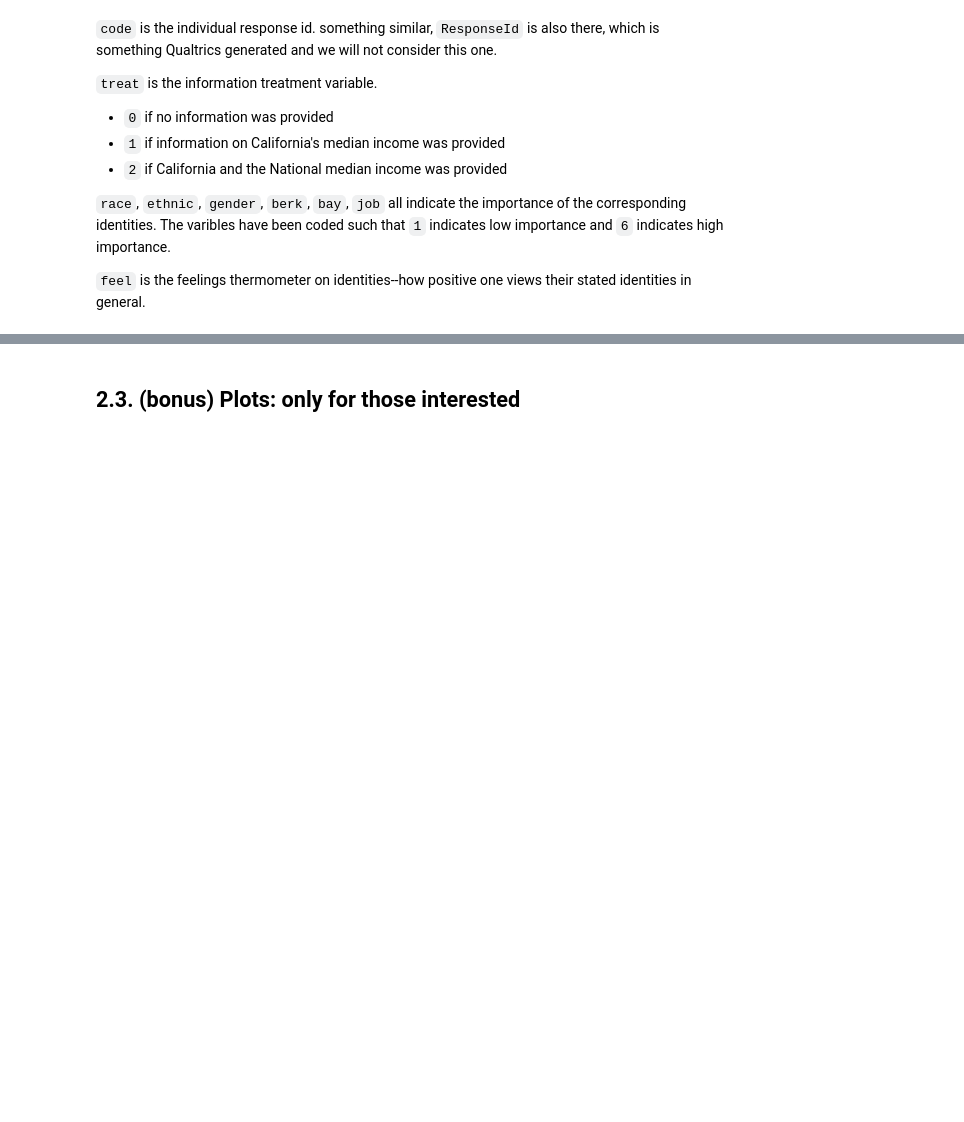
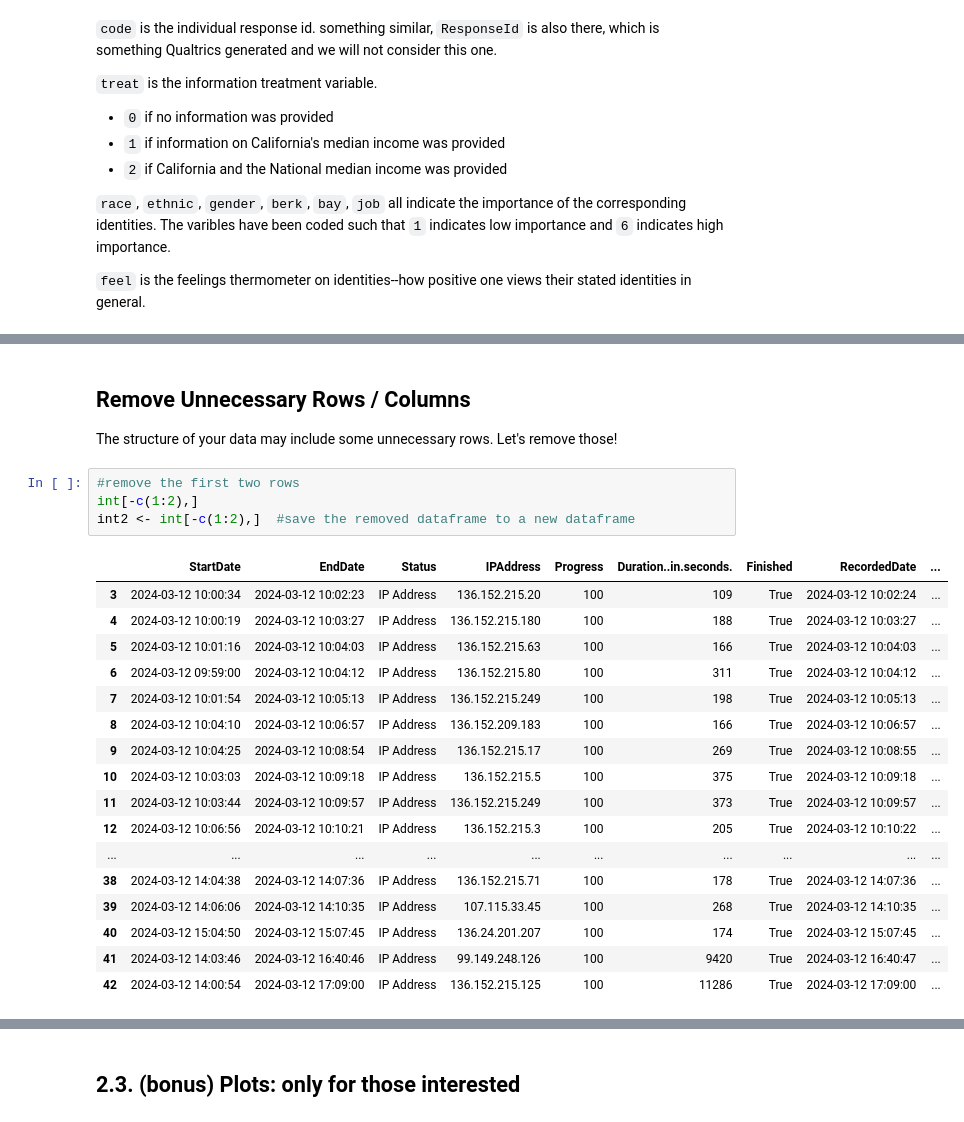
Before and after one commit to junwoosuh/ps3sec_24spring, a Jupyter notebook: weekly_materials/sec10_cleaning and template.ipynb, the cells around one changed output, grey strips where cells are left out. Drawn from its saved outputs; the diff is of its cells as text; blank space fills up the shorter version.

```diff
--- a/weekly_materials/sec10_cleaning and template.ipynb
+++ b/weekly_materials/sec10_cleaning and template.ipynb
@@ -56,0 +63,26 @@ head(start) #this is the data for the questions on identity importance.
+# %% [markdown]
+## Remove Unnecessary Rows / Columns
+
+The structure of your data may include some unnecessary rows. Let's remove those!
+# %%
+#remove the first two rows
+int[-c(1:2),]
+int2 <- int[-c(1:2),]  #save the removed dataframe to a new dataframe
+# %% [output]
+|  | StartDate | EndDate | Status | IPAddress | Progress | Duration..in.seconds. | Finished | RecordedDate | ... |
+| 3 | 2024-03-12 10:00:34 | 2024-03-12 10:02:23 | IP Address | 136.152.215.20 | 100 | 109 | True | 2024-03-12 10:02:24 | ... |
+| 4 | 2024-03-12 10:00:19 | 2024-03-12 10:03:27 | IP Address | 136.152.215.180 | 100 | 188 | True | 2024-03-12 10:03:27 | ... |
+| 5 | 2024-03-12 10:01:16 | 2024-03-12 10:04:03 | IP Address | 136.152.215.63 | 100 | 166 | True | 2024-03-12 10:04:03 | ... |
+| 6 | 2024-03-12 09:59:00 | 2024-03-12 10:04:12 | IP Address | 136.152.215.80 | 100 | 311 | True | 2024-03-12 10:04:12 | ... |
+| 7 | 2024-03-12 10:01:54 | 2024-03-12 10:05:13 | IP Address | 136.152.215.249 | 100 | 198 | True | 2024-03-12 10:05:13 | ... |
+| 8 | 2024-03-12 10:04:10 | 2024-03-12 10:06:57 | IP Address | 136.152.209.183 | 100 | 166 | True | 2024-03-12 10:06:57 | ... |
+| 9 | 2024-03-12 10:04:25 | 2024-03-12 10:08:54 | IP Address | 136.152.215.17 | 100 | 269 | True | 2024-03-12 10:08:55 | ... |
+| 10 | 2024-03-12 10:03:03 | 2024-03-12 10:09:18 | IP Address | 136.152.215.5 | 100 | 375 | True | 2024-03-12 10:09:18 | ... |
+| 11 | 2024-03-12 10:03:44 | 2024-03-12 10:09:57 | IP Address | 136.152.215.249 | 100 | 373 | True | 2024-03-12 10:09:57 | ... |
+| 12 | 2024-03-12 10:06:56 | 2024-03-12 10:10:21 | IP Address | 136.152.215.3 | 100 | 205 | True | 2024-03-12 10:10:22 | ... |
+| ... | ... | ... | ... | ... | ... | ... | ... | ... | ... |
+| 38 | 2024-03-12 14:04:38 | 2024-03-12 14:07:36 | IP Address | 136.152.215.71 | 100 | 178 | True | 2024-03-12 14:07:36 | ... |
+| 39 | 2024-03-12 14:06:06 | 2024-03-12 14:10:35 | IP Address | 107.115.33.45 | 100 | 268 | True | 2024-03-12 14:10:35 | ... |
+| 40 | 2024-03-12 15:04:50 | 2024-03-12 15:07:45 | IP Address | 136.24.201.207 | 100 | 174 | True | 2024-03-12 15:07:45 | ... |
+| 41 | 2024-03-12 14:03:46 | 2024-03-12 16:40:46 | IP Address | 99.149.248.126 | 100 | 9420 | True | 2024-03-12 16:40:47 | ... |
+| 42 | 2024-03-12 14:00:54 | 2024-03-12 17:09:00 | IP Address | 136.152.215.125 | 100 | 11286 | True | 2024-03-12 17:09:00 | ... |
```
Also changed, not shown: parts of 29 cells of this notebook.
